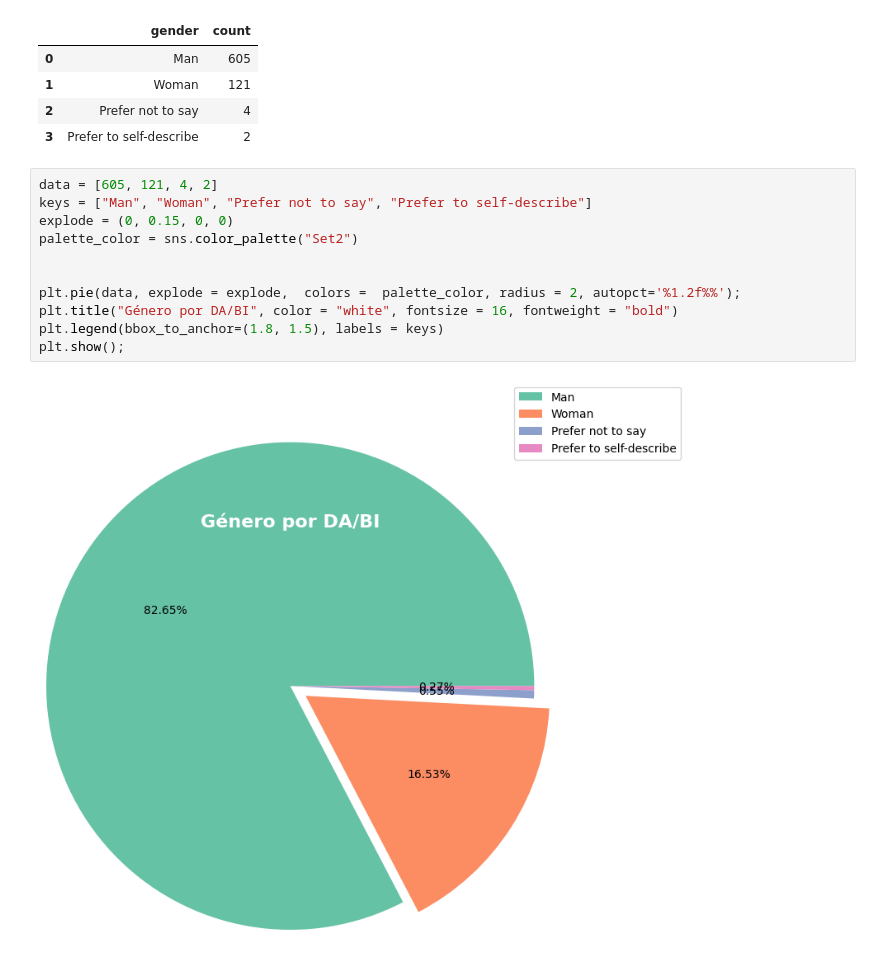
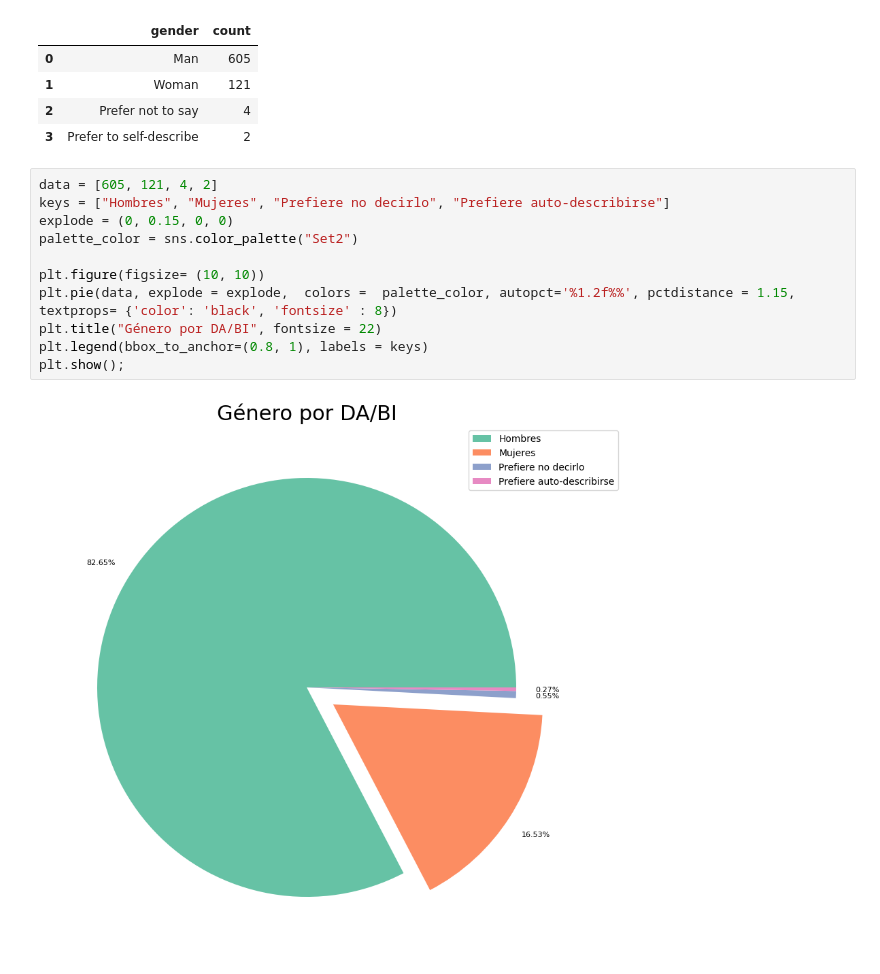
Before and after one commit to anane3373/promoE-modulo2-proyecto-equipo2-NataliaAnaIAnaGAnaS, a Jupyter notebook: 5. visualizaciones.ipynb, the cells around one changed output. Drawn from its saved outputs; the diff is of its cells as text.

```diff
--- a/5. visualizaciones.ipynb
+++ b/5. visualizaciones.ipynb
@@ -105,14 +105,14 @@ df_genero
 | 3 | Prefer to self-describe | 2 |
 # %%
 data = [605, 121, 4, 2]
-keys = ["Man", "Woman", "Prefer not to say", "Prefer to self-describe"]
+keys = ["Hombres", "Mujeres", "Prefiere no decirlo", "Prefiere auto-describirse"]
 explode = (0, 0.15, 0, 0)
 palette_color = sns.color_palette("Set2")
 
-
-plt.pie(data, explode = explode,  colors =  palette_color, radius = 2, autopct='%1.2f%%');
-plt.title("Género por DA/BI", color = "white", fontsize = 16, fontweight = "bold")
-plt.legend(bbox_to_anchor=(1.8, 1.5), labels = keys)
+plt.figure(figsize= (10, 10))
+plt.pie(data, explode = explode,  colors =  palette_color, autopct='%1.2f%%', pctdistance = 1.15, textprops= {'color': 'black', 'fontsize' : 8})
+plt.title("Género por DA/BI", fontsize = 22)
+plt.legend(bbox_to_anchor=(0.8, 1), labels = keys)
 plt.show();
 # %% [output]
-[figure, old version]
+[figure, new version]
```
Also changed, not shown: parts of 2 cells of this notebook, 1 other file.
